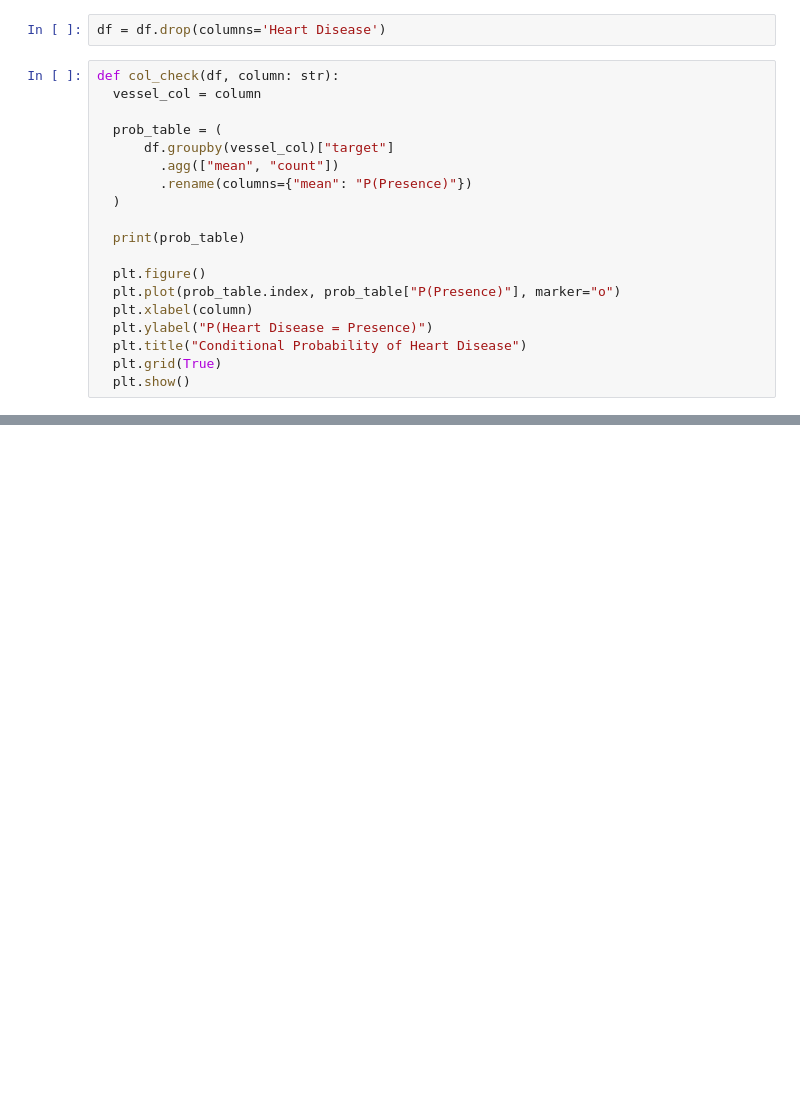
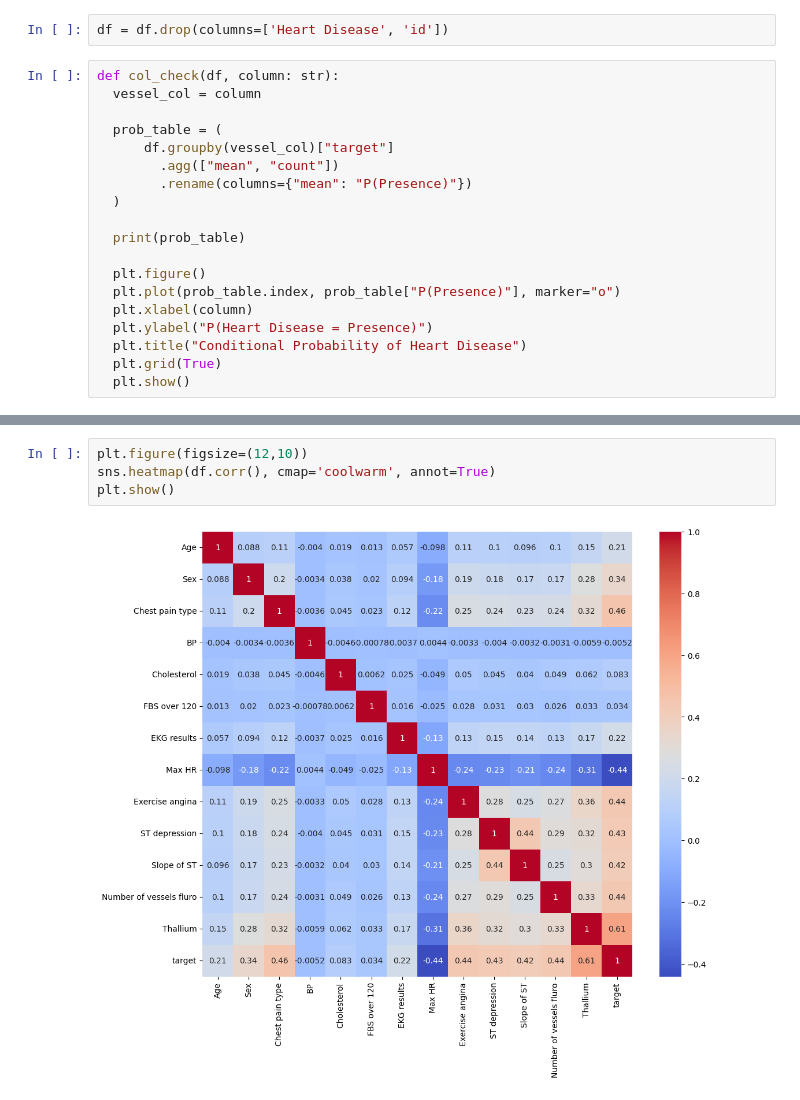
Before and after one commit to cringe-syco/ML, a Jupyter notebook: data/heart_disease/eda.ipynb, the cells around one changed output, grey strips where cells are left out. Saved outputs shown, nothing was run; the diff lists cells and outputs as text; blank space fills up the shorter version.

```diff
--- a/data/heart_disease/eda.ipynb
+++ b/data/heart_disease/eda.ipynb
@@ -125,7 +125,7 @@ df = train.copy()
 # %%
 df['target'] = (df['Heart Disease'] == 'Presence').astype(int)
 # %%
-df = df.drop(columns='Heart Disease')
+df = df.drop(columns=['Heart Disease', 'id'])
 # %%
 def col_check(df, column: str):
   vessel_col = column
@@ -186,0 +190,6 @@ Slope of ST
+# %%
+plt.figure(figsize=(12,10))
+sns.heatmap(df.corr(), cmap='coolwarm', annot=True)
+plt.show()
+# %% [output]
+[figure, added]
```
Also changed, not shown: parts of 11 cells of this notebook.
